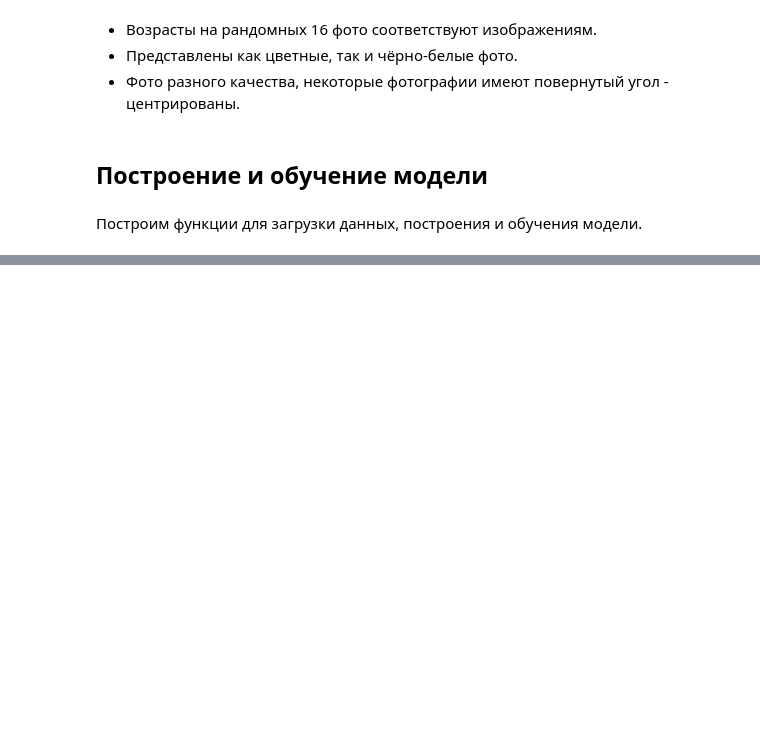
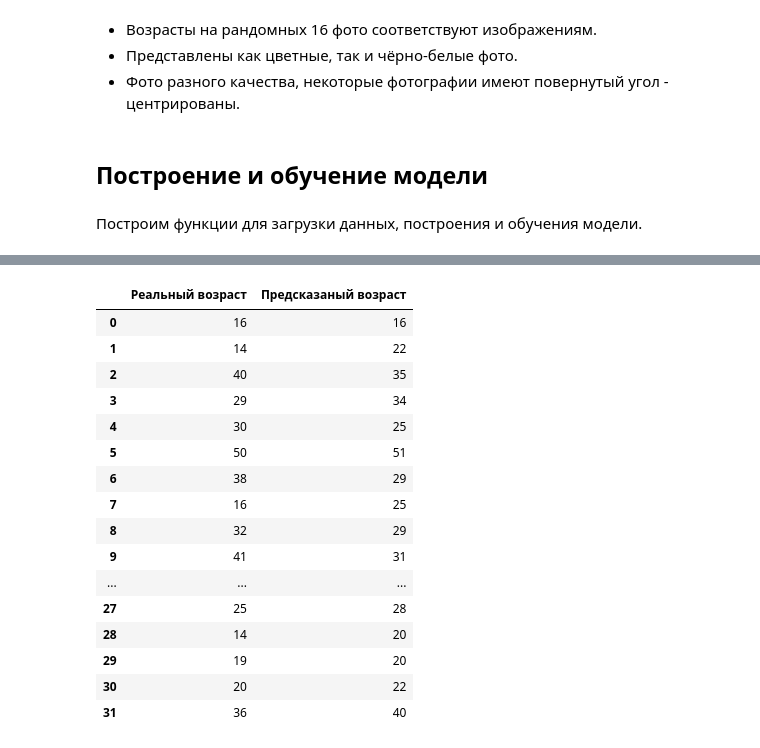
Before and after one commit to podturkinalex/Data_Science_Practicum_Bootcamp, a Jupyter notebook: deep_learning/appa-real-face-age.ipynb, the cells around one changed output, grey strips where cells are left out. Cells and saved outputs as stored; diff of their text form; code cells hidden in the pictures; blank space fills up the shorter version.

```diff
--- a/deep_learning/appa-real-face-age.ipynb
+++ b/deep_learning/appa-real-face-age.ipynb
@@ -220,0 +266,27 @@ def train_model(model, train_data, test_data, batch_size=None, epochs=12,
+# %%
+# Получим предсказание модели
+predicted = model.predict(features_test)
+# %%
+# Посмотрим на реальный и предсказанный возраст 32 людей из батча
+real_age = pd.DataFrame(target_test, columns=['Реальный возраст'])
+predicted_age = pd.DataFrame(round(pd.DataFrame(predicted, columns=['Предсказаный возраст'])).astype('int'))
+
+real_age.merge(predicted_age, how='inner', left_index=True, right_index=True)
+# %% [output]
+|  | Реальный возраст | Предсказаный возраст |
+| 0 | 16 | 16 |
+| 1 | 14 | 22 |
+| 2 | 40 | 35 |
+| 3 | 29 | 34 |
+| 4 | 30 | 25 |
+| 5 | 50 | 51 |
+| 6 | 38 | 29 |
+| 7 | 16 | 25 |
+| 8 | 32 | 29 |
+| 9 | 41 | 31 |
+| ... | ... | ... |
+| 27 | 25 | 28 |
+| 28 | 14 | 20 |
+| 29 | 19 | 20 |
+| 30 | 20 | 22 |
+| 31 | 36 | 40 |
```
Also changed, not shown: parts of 17 cells of this notebook.
